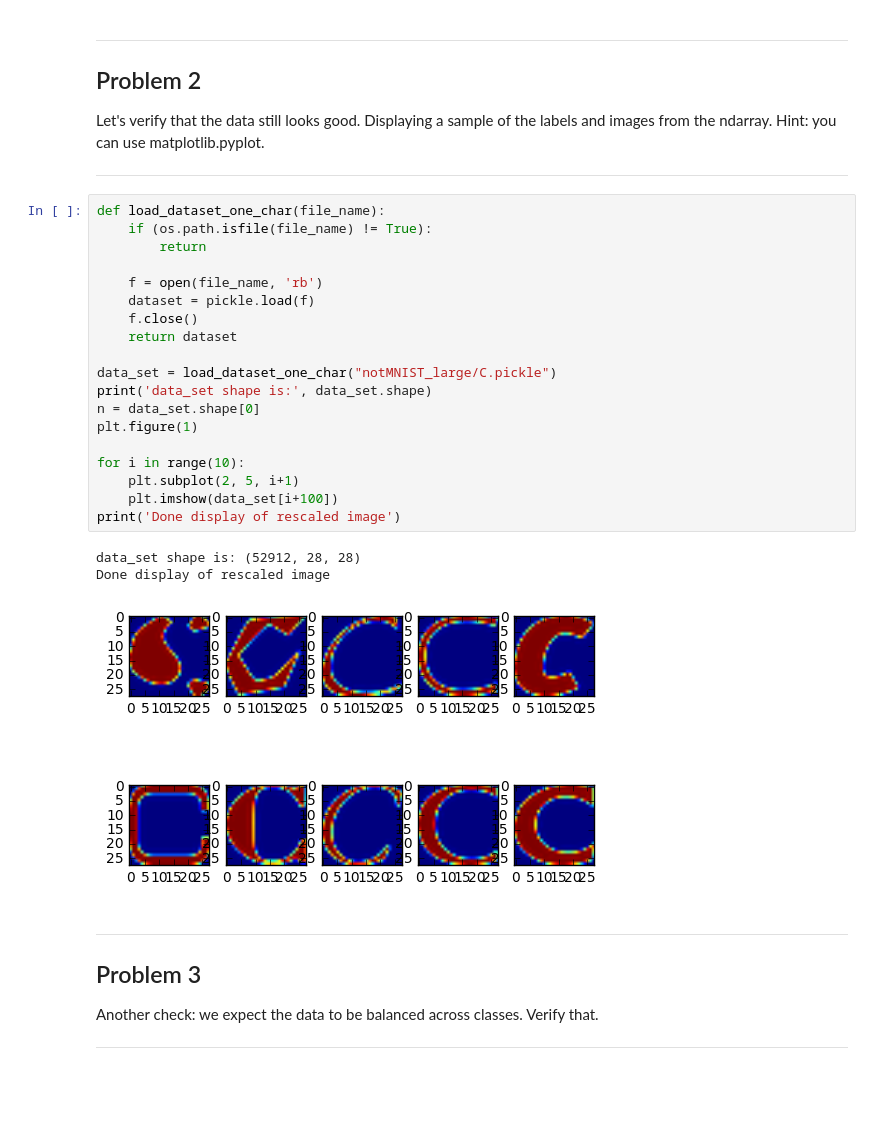
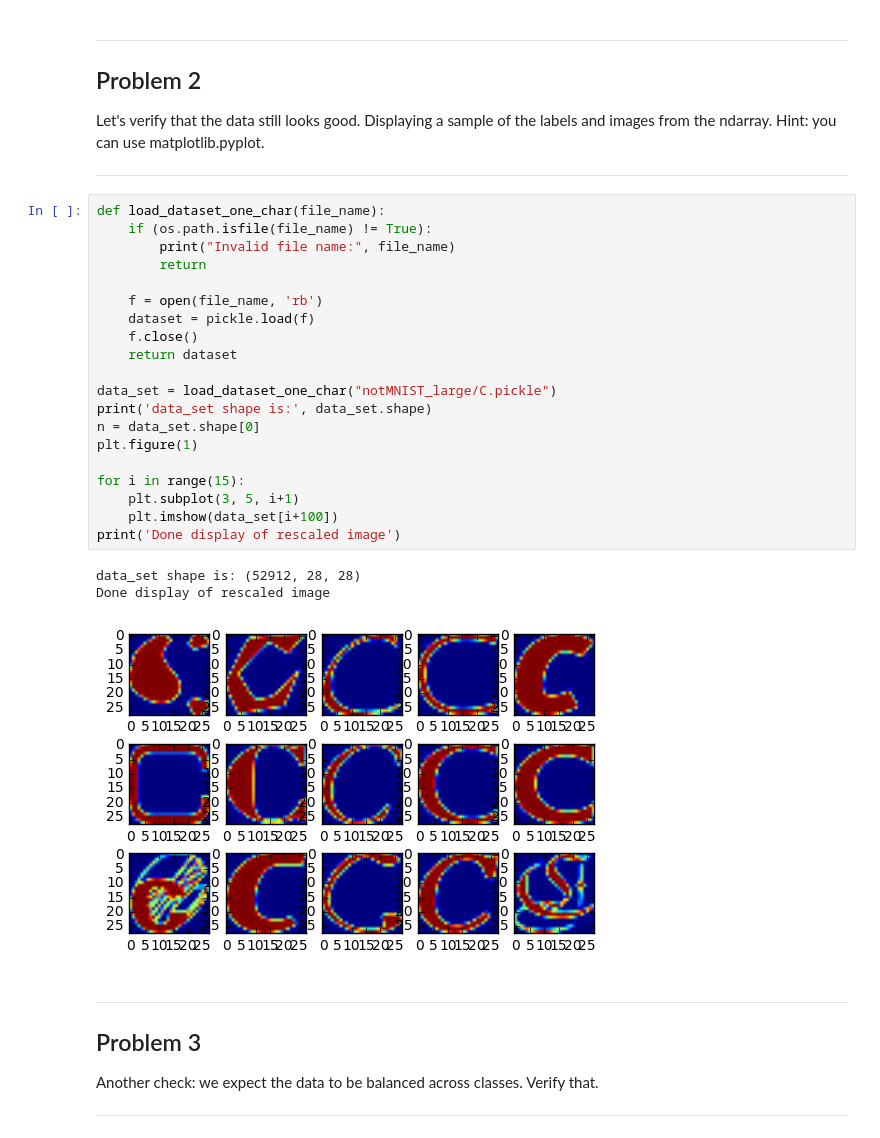
Before and after one commit to lckwang/tensorflow, a Jupyter notebook: tensorflow/examples/udacity/1_notmnist.ipynb, the cells around one changed output. Cells and saved outputs as stored; diff of their text form; blank space fills up the shorter version.

```diff
--- a/tensorflow/examples/udacity/1_notmnist.ipynb
+++ b/tensorflow/examples/udacity/1_notmnist.ipynb
@@ -229,26 +244,27 @@ Let's verify that the data still looks good. Displaying a sample of the labels a
 # %%
 def load_dataset_one_char(file_name):
     if (os.path.isfile(file_name) != True):
+        print("Invalid file name:", file_name)
         return
 
     f = open(file_name, 'rb')
     dataset = pickle.load(f)
     f.close()
     return dataset
 
 data_set = load_dataset_one_char("notMNIST_large/C.pickle")
 print('data_set shape is:', data_set.shape)
 n = data_set.shape[0]
 plt.figure(1)
 
-for i in range(10):
-    plt.subplot(2, 5, i+1)
+for i in range(15):
+    plt.subplot(3, 5, i+1)
     plt.imshow(data_set[i+100])
 print('Done display of rescaled image')
 # %% [output]
 data_set shape is: (52912, 28, 28)
 Done display of rescaled image
-[figure, old version]
+[figure, new version]
 # %% [markdown]
 ---
 Problem 3
```
Also changed, not shown: parts of 11 cells of this notebook.
